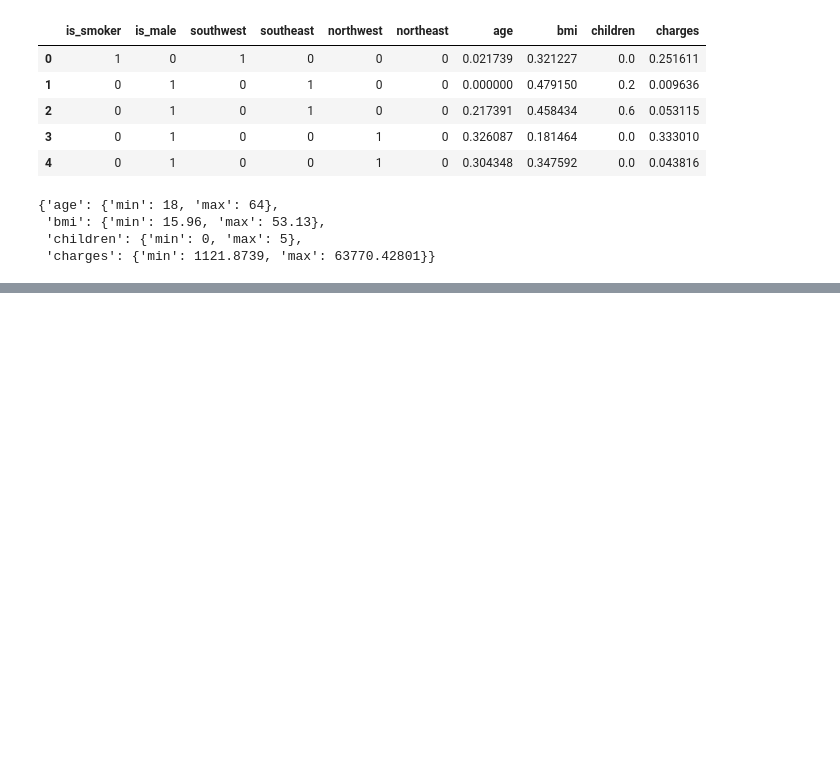
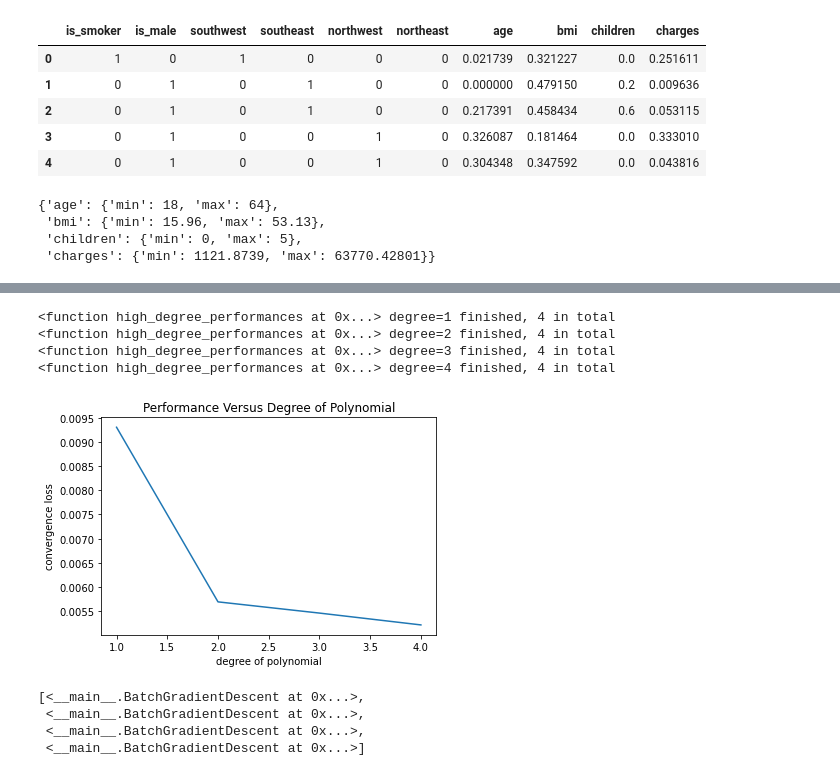
Before and after one commit to SanyueHan/COMP3027J-Data-Mining-Machine-Learning, a Jupyter notebook: Assignments/Assignment_1/Assignment_1_total.ipynb, the cells around one changed output, grey strips where cells are left out. Cells and saved outputs as stored; diff of their text form; code cells hidden in the pictures; blank space fills up the shorter version.

```diff
--- a/Assignments/Assignment_1/preprocess.ipynb
+++ b/Assignments/Assignment_1/Assignment_1_total.ipynb
@@ -194,0 +353,14 @@ min_max_dict
+# %%
+# train model by auto-decided convergence based on threshold value
+# takes about 2 minutes to run
+high_degree_performances(X, Y, 4, 0.1)
+# %% [output]
+<function high_degree_performances at 0x...> degree=1 finished, 4 in total
+<function high_degree_performances at 0x...> degree=2 finished, 4 in total
+<function high_degree_performances at 0x...> degree=3 finished, 4 in total
+<function high_degree_performances at 0x...> degree=4 finished, 4 in total
+[figure, added]
+[<__main__.BatchGradientDescent at 0x...>,
+ <__main__.BatchGradientDescent at 0x...>,
+ <__main__.BatchGradientDescent at 0x...>,
+ <__main__.BatchGradientDescent at 0x...>]
```
Also changed, not shown: parts of 18 cells of this notebook.
